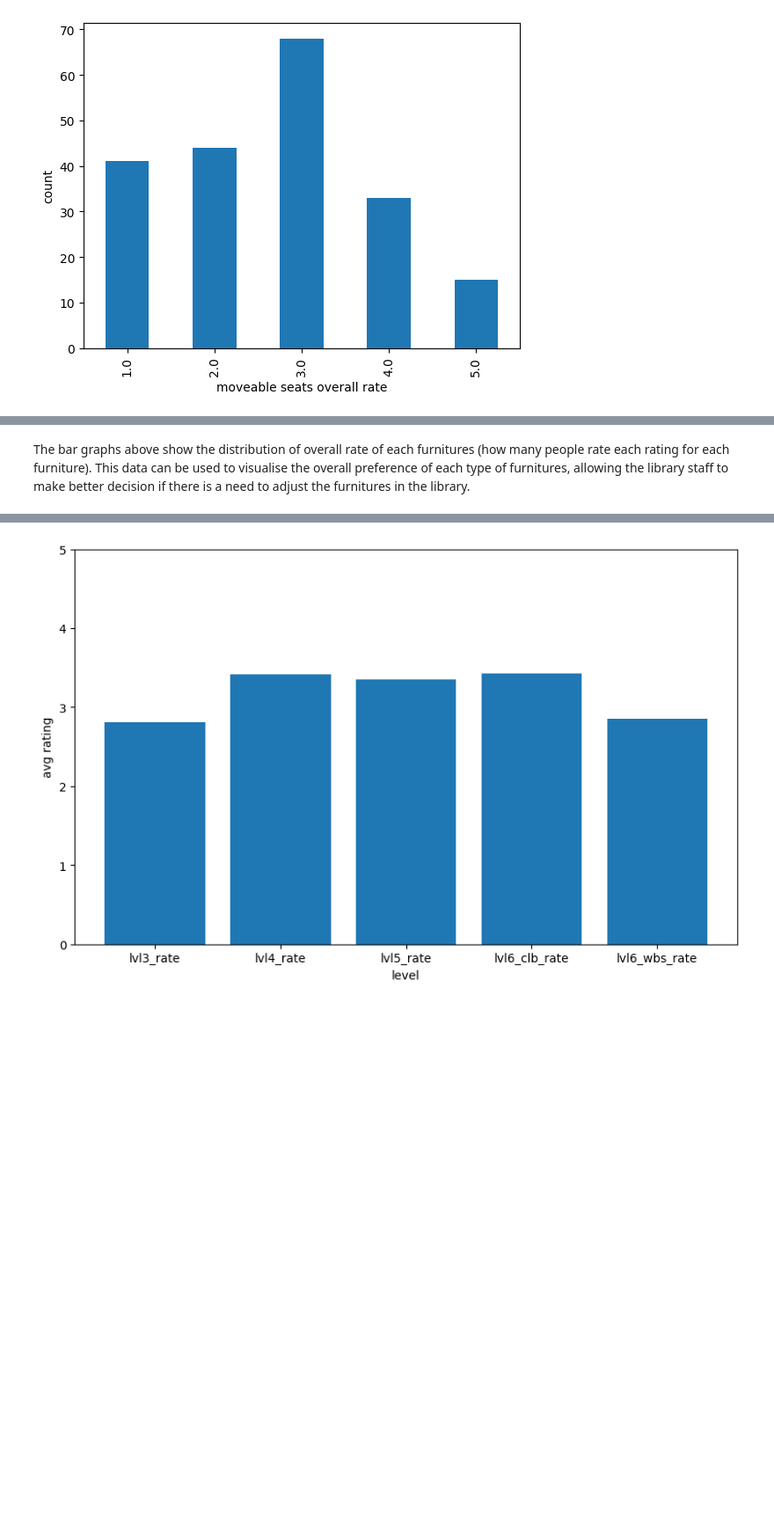
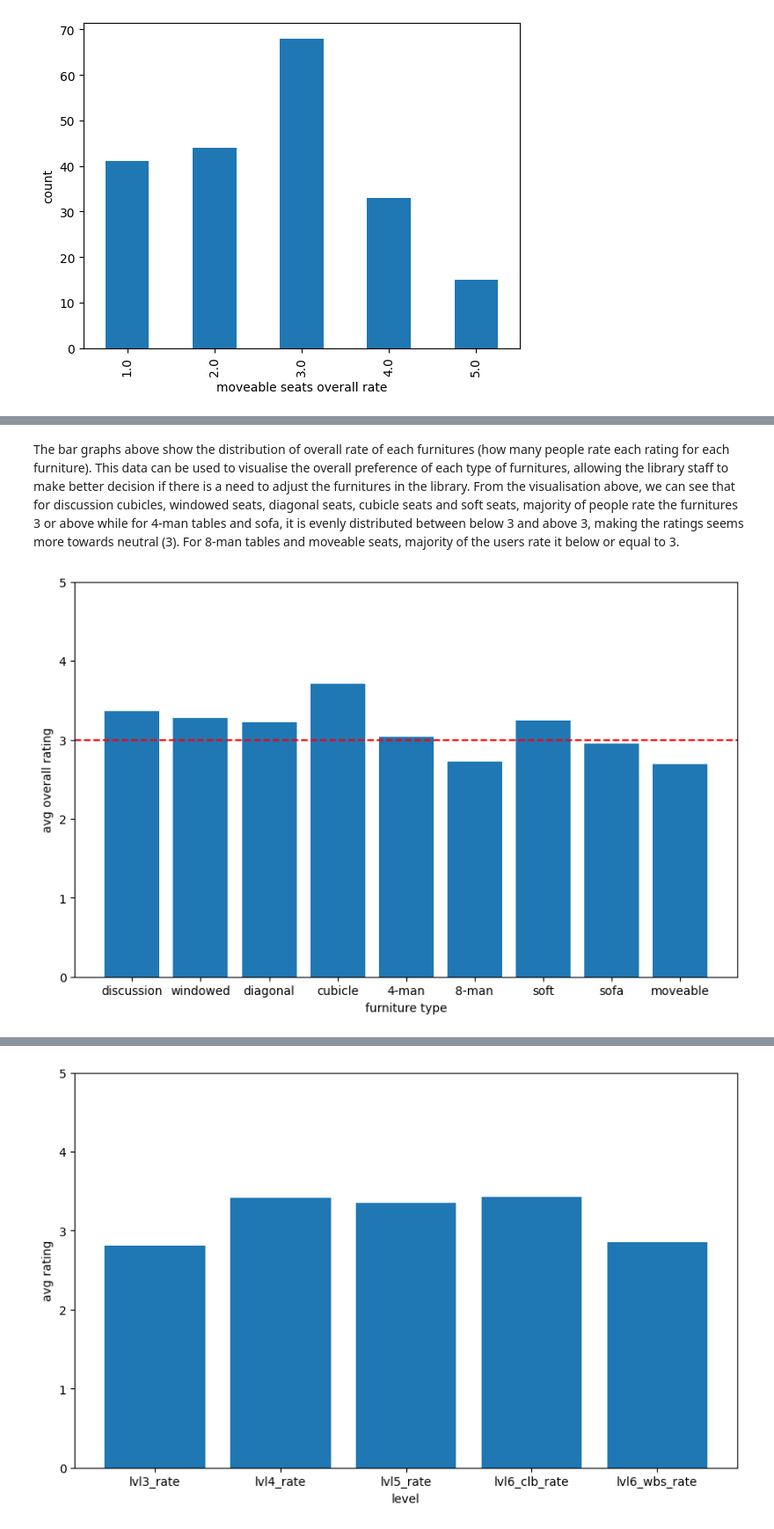
Before and after one commit to chriskbs/DSA3101, a Jupyter notebook: notebooks/survey_preprocessing.ipynb, the cells around one changed output, grey strips where cells are left out. Shown at 88% size. Drawn from its saved outputs; the diff is of its cells as text; code cells hidden in the pictures; blank space fills up the shorter version.

Commit message:
add some more visualisation and some insights

```diff
--- a/notebooks/survey_preprocessing.ipynb
+++ b/notebooks/survey_preprocessing.ipynb
@@ -5,6 +6,6 @@ import numpy as np
 # %%
 # import survey data file
-df = pd.read_csv('~/Documents/DSA3101/dsa3101-2310-01-library/notebooks/data/library_survey_data.csv')
+df = pd.read_csv('notebooks/data/library_survey_data.csv')
 
 # change column names
 """
@@ -117,2 +126,20 @@ dist_furniture_before.to_csv('survey_data/dist_furniture.csv', index=True)
 # %% [markdown]
 The bar graphs above show the distribution of overall rate of each furnitures (how many people rate each rating for each furniture). This data can be used to visualise the overall preference of each type of furnitures, allowing the library staff to make better decision if there is a need to adjust the furnitures in the library.
+From the visualisation above, we can see that for discussion cubicles, windowed seats, diagonal seats, cubicle seats and soft seats, majority of people rate the furnitures 3 or above while for 4-man tables and sofa, it is evenly distributed between below 3 and above 3, making the ratings seems more towards neutral (3). For 8-man tables and moveable seats, majority of the users rate it below or equal to 3.
+# %%
+# visualise overall rate of each furniture
+
+overall_rate = ['discussion_cubicles_rate', 'windowed_rate', 'diagonal_rate', 'cubicle_rate', '4-man_rate', '8-man_rate', 'soft_rate', 'sofa_rate', 'moveable_rate']
+furniture_avg = df[overall_rate].mean(skipna=True)
+
+furnitures = ['discussion', 'windowed', 'diagonal', 'cubicle', '4-man', '8-man', 'soft', 'sofa', 'moveable']
+
+plt.figure(figsize=(10, 6))
+plt.bar(furnitures,furniture_avg)
+plt.xlabel('furniture type')
+plt.ylabel('avg overall rating')
+plt.ylim(0,5)
+plt.axhline(y=3, color='red', linestyle='--', label='Line at X=3')
+plt.show()
+# %% [output]
+[figure, added]
```
Also changed, not shown: parts of 19 cells of this notebook, 2 other files.
